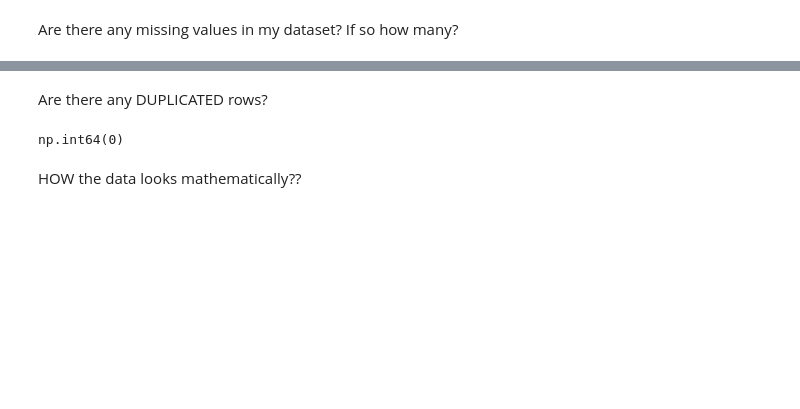
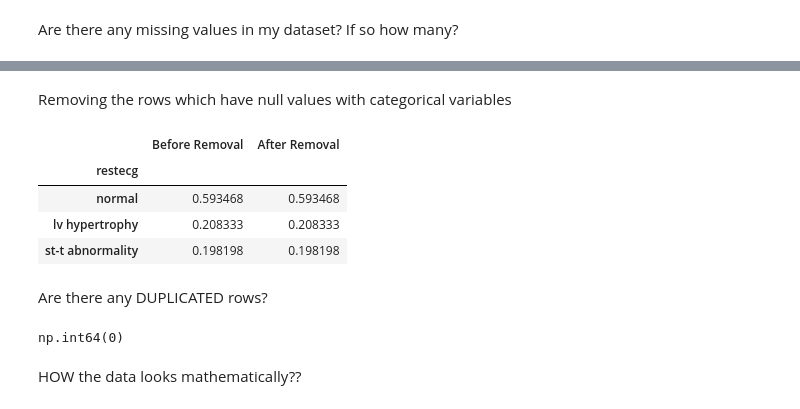
Before and after one commit to lihazinoob/machine_learning, a Jupyter notebook: notebook/heart_disease.ipynb, the cells around one changed output, grey strips where cells are left out. Saved outputs shown, nothing was run; the diff lists cells and outputs as text; code cells hidden in the pictures; blank space fills up the shorter version.

```diff
--- a/notebook/heart_disease.ipynb
+++ b/notebook/heart_disease.ipynb
@@ -80,3 +114,30 @@ dtype: int64
+# %% [markdown]
+Removing the rows which have null values with categorical variables
+# %%
+
+new_dataset = dataset.dropna(subset=['restecg'])
+
+temp = pd.concat([
+  #Percentage of each category in 'restecg' before removal
+  dataset['restecg'].value_counts()/len(dataset),
+
+  #Percentage of each category in 'restecg' after removal
+  new_dataset['restecg'].value_counts()/len(new_dataset),
+], axis=1)
+
+
+#Add column names
+temp.columns = ['Before Removal', 'After Removal']
+temp
+#Assign the changes back to dataset
+dataset = new_dataset
+dataset.shape
+# %% [output]
+|  | Before Removal | After Removal |
+| restecg |  |  |
+| normal | 0.593468 | 0.593468 |
+| lv hypertrophy | 0.208333 | 0.208333 |
+| st-t abnormality | 0.198198 | 0.198198 |
 # %% [markdown]
 Are there any DUPLICATED rows?
 # %%
```
Also changed, not shown: parts of 20 cells of this notebook.
